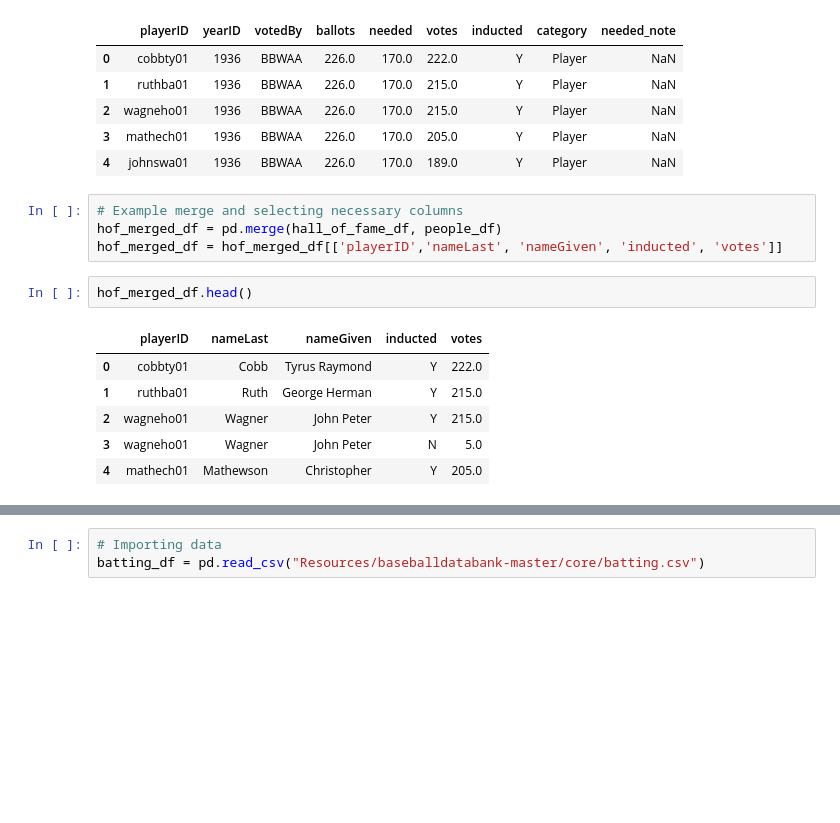
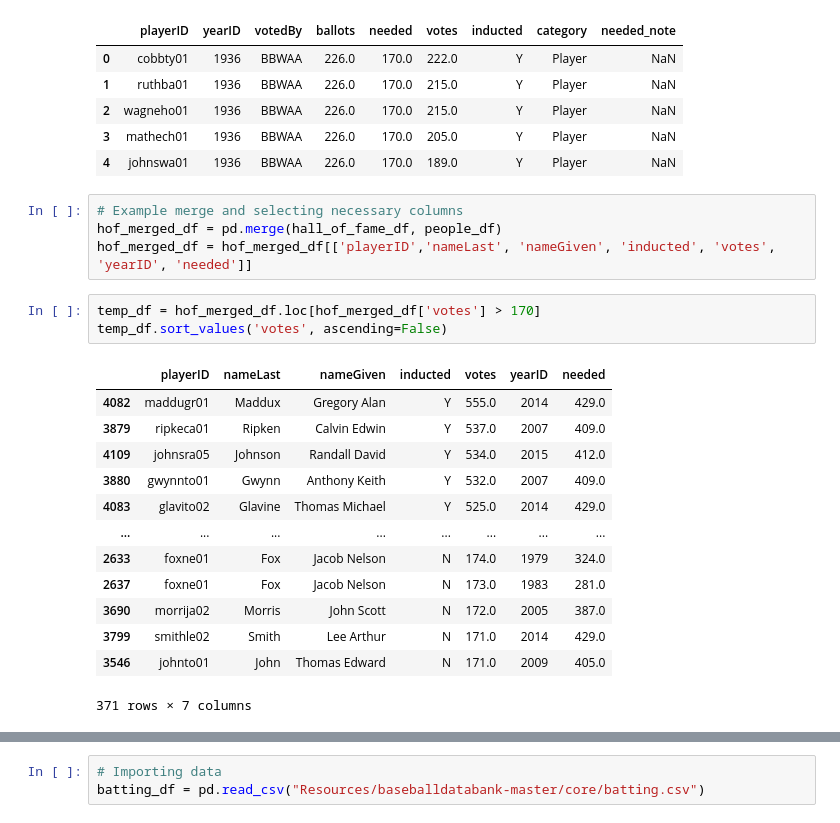
Before and after one commit to sting0312/GoldenGloves, a Jupyter notebook: golden-gloves.ipynb, the cells around one changed output, grey strips where cells are left out. Saved outputs shown, nothing was run; the diff lists cells and outputs as text; blank space fills up the shorter version.

```diff
--- a/golden-gloves.ipynb
+++ b/golden-gloves.ipynb
@@ -38,13 +38,21 @@ hall_of_fame_df.head()
 # %%
 # Example merge and selecting necessary columns
 hof_merged_df = pd.merge(hall_of_fame_df, people_df)
-hof_merged_df = hof_merged_df[['playerID','nameLast', 'nameGiven', 'inducted', 'votes']]
+hof_merged_df = hof_merged_df[['playerID','nameLast', 'nameGiven', 'inducted', 'votes', 'yearID', 'needed']]
 # %%
-hof_merged_df.head()
+temp_df = hof_merged_df.loc[hof_merged_df['votes'] > 170]
+temp_df.sort_values('votes', ascending=False)
 # %% [output]
-|  | playerID | nameLast | nameGiven | inducted | votes |
-| 0 | cobbty01 | Cobb | Tyrus Raymond | Y | 222.0 |
-| 1 | ruthba01 | Ruth | George Herman | Y | 215.0 |
-| 2 | wagneho01 | Wagner | John Peter | Y | 215.0 |
-| 3 | wagneho01 | Wagner | John Peter | N | 5.0 |
-| 4 | mathech01 | Mathewson | Christopher | Y | 205.0 |
+|  | playerID | nameLast | nameGiven | inducted | votes | yearID | needed |
+| 4082 | maddugr01 | Maddux | Gregory Alan | Y | 555.0 | 2014 | 429.0 |
+| 3879 | ripkeca01 | Ripken | Calvin Edwin | Y | 537.0 | 2007 | 409.0 |
+| 4109 | johnsra05 | Johnson | Randall David | Y | 534.0 | 2015 | 412.0 |
+| 3880 | gwynnto01 | Gwynn | Anthony Keith | Y | 532.0 | 2007 | 409.0 |
+| 4083 | glavito02 | Glavine | Thomas Michael | Y | 525.0 | 2014 | 429.0 |
+| ... | ... | ... | ... | ... | ... | ... | ... |
+| 2633 | foxne01 | Fox | Jacob Nelson | N | 174.0 | 1979 | 324.0 |
+| 2637 | foxne01 | Fox | Jacob Nelson | N | 173.0 | 1983 | 281.0 |
+| 3690 | morrija02 | Morris | John Scott | N | 172.0 | 2005 | 387.0 |
+| 3799 | smithle02 | Smith | Lee Arthur | N | 171.0 | 2014 | 429.0 |
+| 3546 | johnto01 | John | Thomas Edward | N | 171.0 | 2009 | 405.0 |
+371 rows × 7 columns
```
Also changed, not shown: parts of 16 cells of this notebook.
